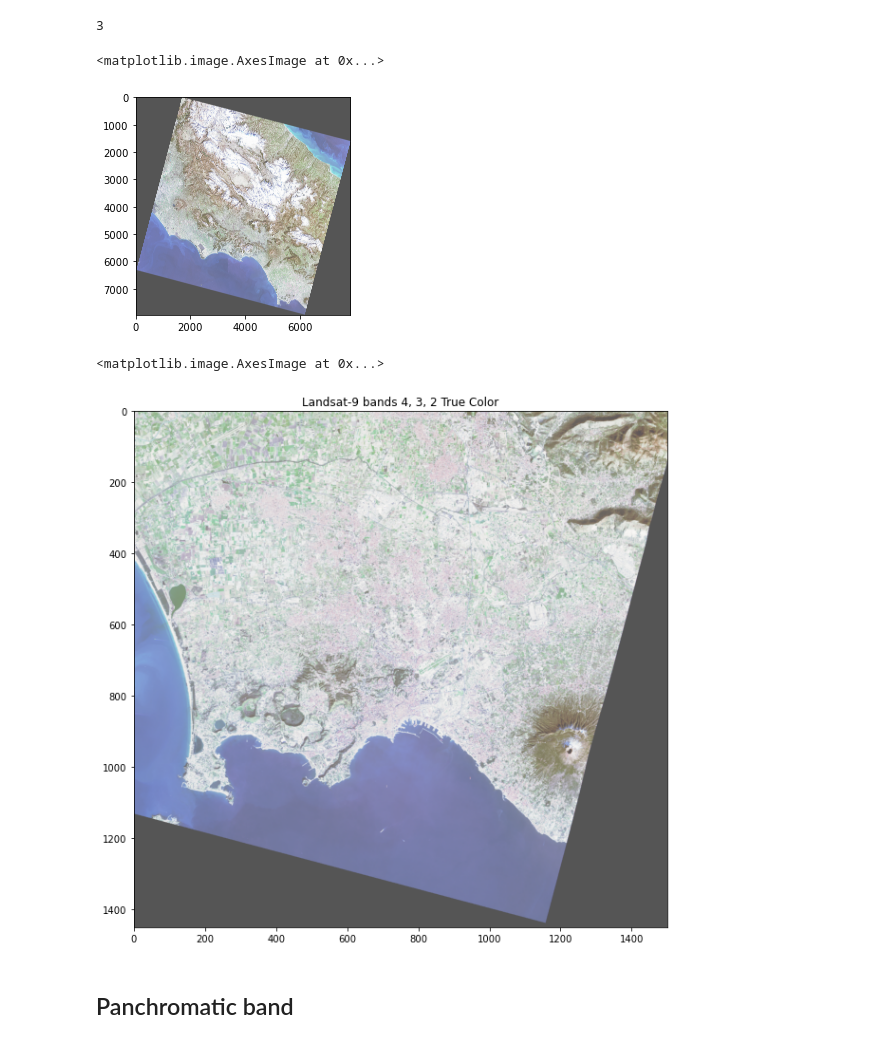
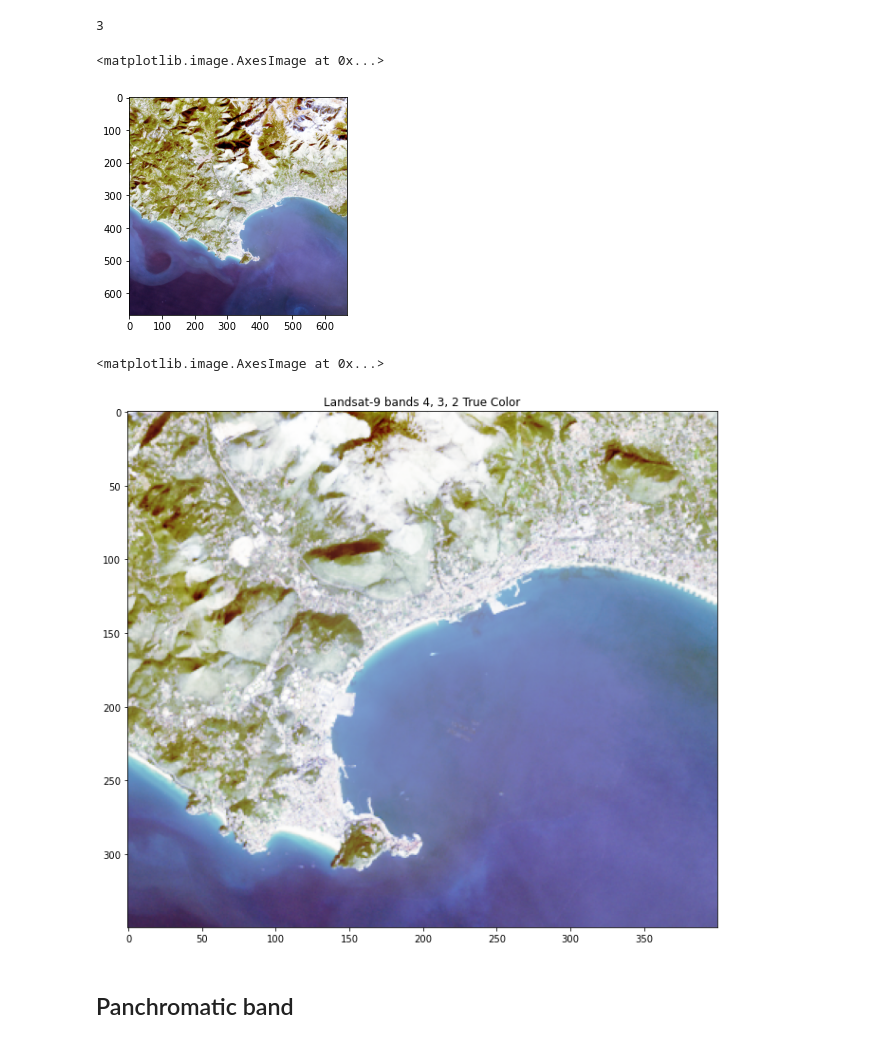
Before and after one commit to luigiselmi/geoscience, a Jupyter notebook: pan_sharpening.ipynb, the cells around one changed output. Saved outputs shown, nothing was run; the diff lists cells and outputs as text; code cells hidden in the pictures.

Commit message:
using landsat image subsets

```diff
--- a/pan_sharpening.ipynb
+++ b/pan_sharpening.ipynb
@@ -237,17 +148,17 @@ out_ds.RasterCount
 del out_ds
 # %%
 from skimage import io
-im_natcol = io.imread(path + 'landsat9_color.tif')
+im_natcol = io.imread(path + 'LC09_L1TP_190031_B2_subset_RGB.tif')
 plt.imshow(im_natcol)
 # %% [output]
 <matplotlib.image.AxesImage at 0x...>
-[figure, old version]
+[figure, new version]
 # %%
 fig, ax = plt.subplots(1, figsize=(12, 10))
 ax.set_title('Landsat-9 bands 4, 3, 2 True Color')
-plt.imshow(im_natcol[6500:, 5000:6500, :])
+plt.imshow(im_natcol[200:550, 200:600, :])
 # %% [output]
 <matplotlib.image.AxesImage at 0x...>
-[figure, old version]
+[figure, new version]
 # %% [markdown]
 ## Panchromatic band
```
Also changed, not shown: parts of 29 cells of this notebook.
